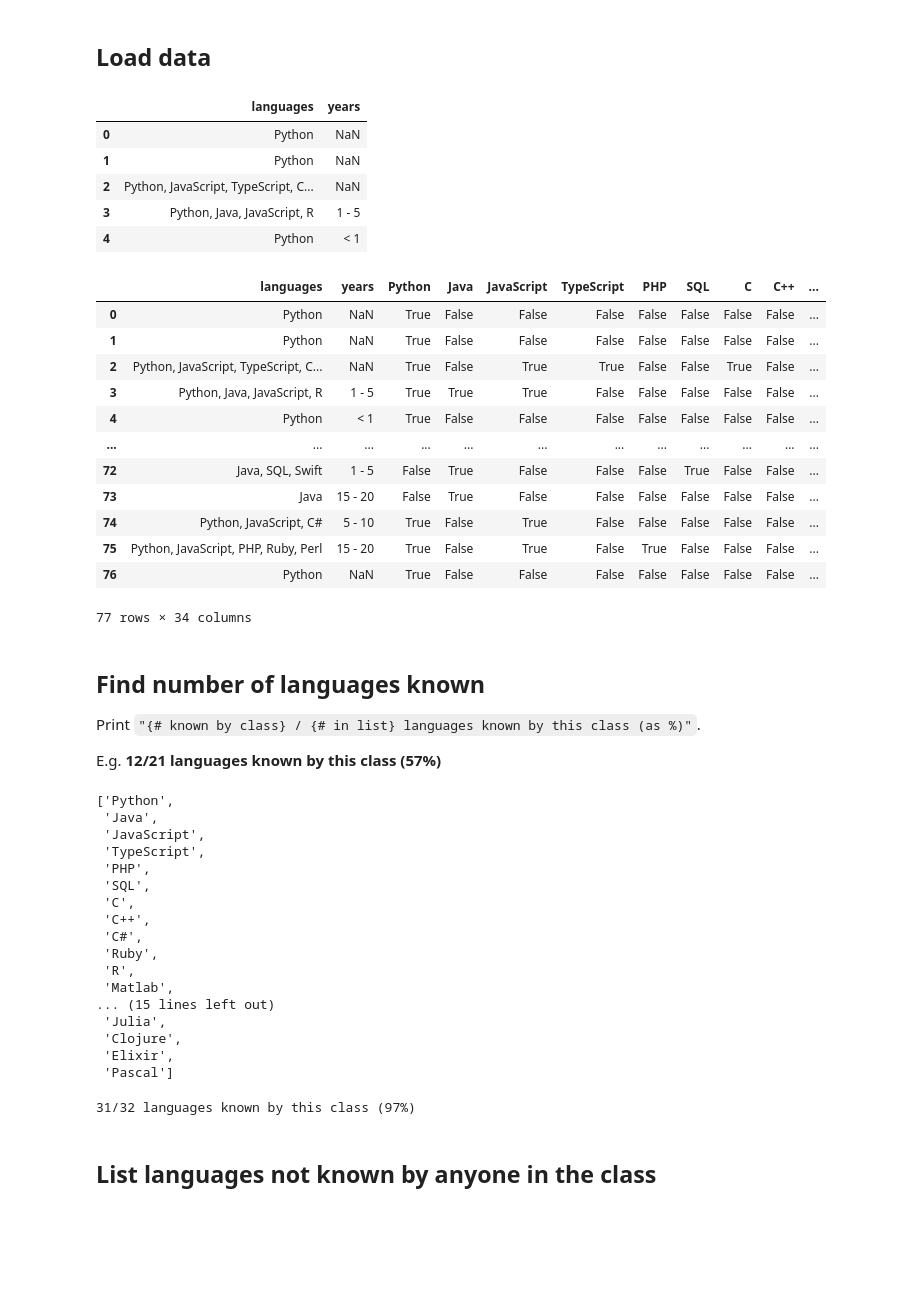
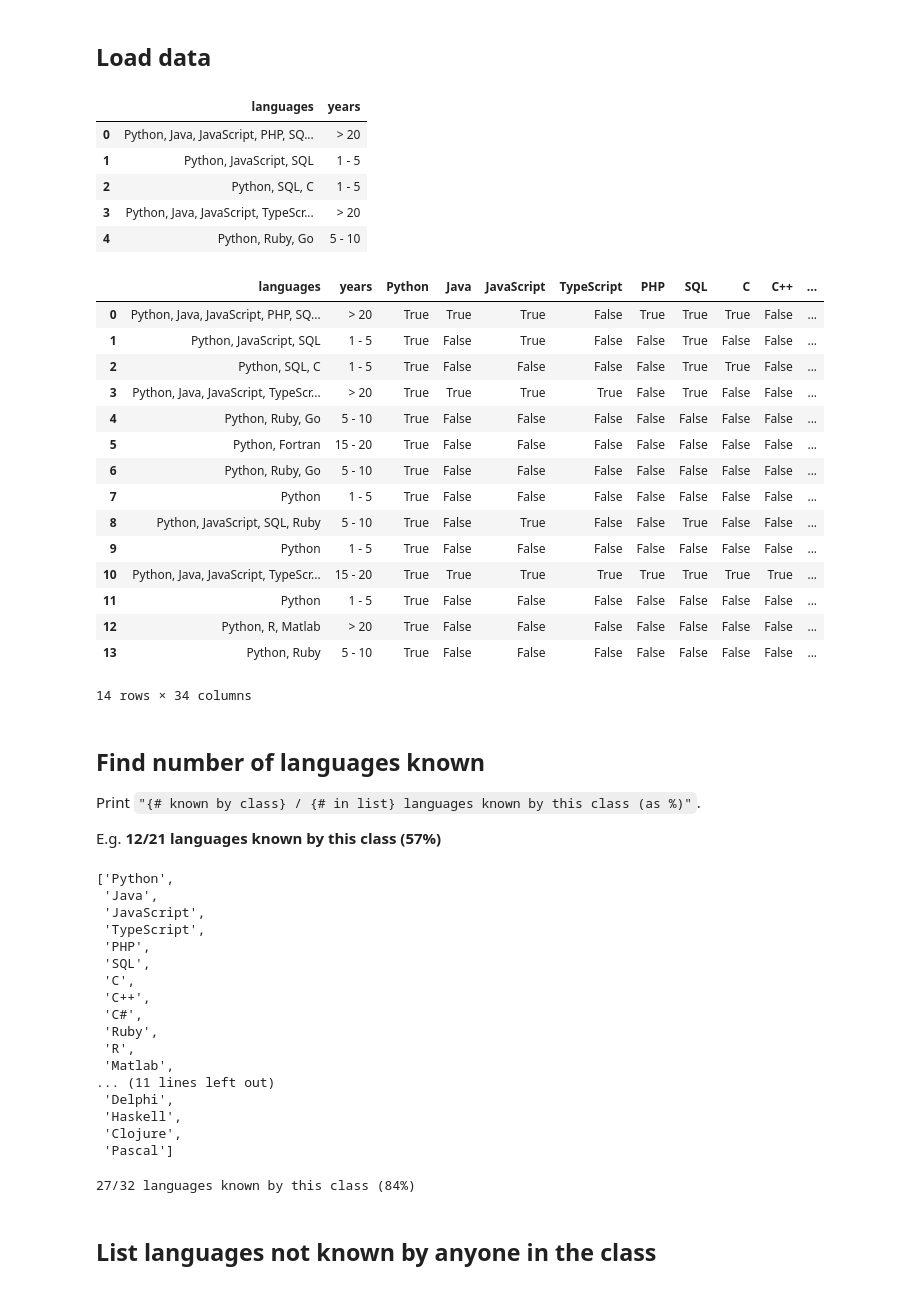
Before and after one commit to ariannedee/python-data-structures, a Jupyter notebook: project/sample_solutions/proj_4_pandas.ipynb, the cells around one changed output. Saved outputs shown, nothing was run; the diff lists cells and outputs as text; code cells hidden in the pictures; blank space fills up the shorter version.

```diff
--- a/project/sample_solutions/proj_4_pandas.ipynb
+++ b/project/sample_solutions/proj_4_pandas.ipynb
@@ -15,16 +15,16 @@ print(len(all_langs))
 # %%
 import pandas as pd
 
 
-df = pd.read_csv("../data/Programming language survey.csv", header=0, names=("timestamp", "languages", "years"), usecols=("languages", "years"))
+df = pd.read_csv("../data/Programming language - responses.csv", header=0, names=("timestamp", "languages", "years"), usecols=("languages", "years"))
 df.head()
 # %% [output]
 |  | languages | years |
-| 0 | Python | NaN |
-| 1 | Python | NaN |
-| 2 | Python, JavaScript, TypeScript, C... | NaN |
-| 3 | Python, Java, JavaScript, R | 1 - 5 |
-| 4 | Python | < 1 |
+| 0 | Python, Java, JavaScript, PHP, SQ... | > 20 |
+| 1 | Python, JavaScript, SQL | 1 - 5 |
+| 2 | Python, SQL, C | 1 - 5 |
+| 3 | Python, Java, JavaScript, TypeScr... | > 20 |
+| 4 | Python, Ruby, Go | 5 - 10 |
 # %%
 import re
 
@@ -41,18 +41,21 @@ for lang in all_langs:
 df
 # %% [output]
 |  | languages | years | Python | Java | JavaScript | TypeScript | PHP | SQL | C | C++ | ... |
-| 0 | Python | NaN | True | False | False | False | False | False | False | False | ... |
-| 1 | Python | NaN | True | False | False | False | False | False | False | False | ... |
-| 2 | Python, JavaScript, TypeScript, C... | NaN | True | False | True | True | False | False | True | False | ... |
-| 3 | Python, Java, JavaScript, R | 1 - 5 | True | True | True | False | False | False | False | False | ... |
-| 4 | Python | < 1 | True | False | False | False | False | False | False | False | ... |
-| ... | ... | ... | ... | ... | ... | ... | ... | ... | ... | ... | ... |
-| 72 | Java, SQL, Swift | 1 - 5 | False | True | False | False | False | True | False | False | ... |
-| 73 | Java | 15 - 20 | False | True | False | False | False | False | False | False | ... |
-| 74 | Python, JavaScript, C# | 5 - 10 | True | False | True | False | False | False | False | False | ... |
-| 75 | Python, JavaScript, PHP, Ruby, Perl | 15 - 20 | True | False | True | False | True | False | False | False | ... |
-| 76 | Python | NaN | True | False | False | False | False | False | False | False | ... |
+| 0 | Python, Java, JavaScript, PHP, SQ... | > 20 | True | True | True | False | True | True | True | False | ... |
+| 1 | Python, JavaScript, SQL | 1 - 5 | True | False | True | False | False | True | False | False | ... |
+| 2 | Python, SQL, C | 1 - 5 | True | False | False | False | False | True | True | False | ... |
+| 3 | Python, Java, JavaScript, TypeScr... | > 20 | True | True | True | True | False | True | False | False | ... |
+| 4 | Python, Ruby, Go | 5 - 10 | True | False | False | False | False | False | False | False | ... |
+| 5 | Python, Fortran | 15 - 20 | True | False | False | False | False | False | False | False | ... |
+| 6 | Python, Ruby, Go | 5 - 10 | True | False | False | False | False | False | False | False | ... |
+| 7 | Python | 1 - 5 | True | False | False | False | False | False | False | False | ... |
+| 8 | Python, JavaScript, SQL, Ruby | 5 - 10 | True | False | True | False | False | True | False | False | ... |
+| 9 | Python | 1 - 5 | True | False | False | False | False | False | False | False | ... |
+| 10 | Python, Java, JavaScript, TypeScr... | 15 - 20 | True | True | True | True | True | True | True | True | ... |
+| 11 | Python | 1 - 5 | True | False | False | False | False | False | False | False | ... |
+| 12 | Python, R, Matlab | > 20 | True | False | False | False | False | False | False | False | ... |
+| 13 | Python, Ruby | 5 - 10 | True | False | False | False | False | False | False | False | ... |
-77 rows × 34 columns
+14 rows × 34 columns
 # %% [markdown]
 ## Find number of languages known
 Print `"{# known by class} / {# in list} languages known by this class (as %)"`.
@@ -74,16 +77,16 @@ known_langs
  'Ruby',
  'R',
  'Matlab',
-... (15 lines left out)
- 'Julia',
+... (11 lines left out)
+ 'Delphi',
+ 'Haskell',
  'Clojure',
- 'Elixir',
  'Pascal']
 # %%
 percent = round(len(known_langs)/len(all_langs) * 100)
 print(f"{len(known_langs)}/{len(all_langs)} languages known by this class ({percent}%)")
 # %% [output]
-31/32 languages known by this class (97%)
+27/32 languages known by this class (84%)
 # %% [markdown]
 ## List languages not known by anyone in the class
 # %%
```
Also changed, not shown: parts of 11 cells of this notebook, 7 other files.
